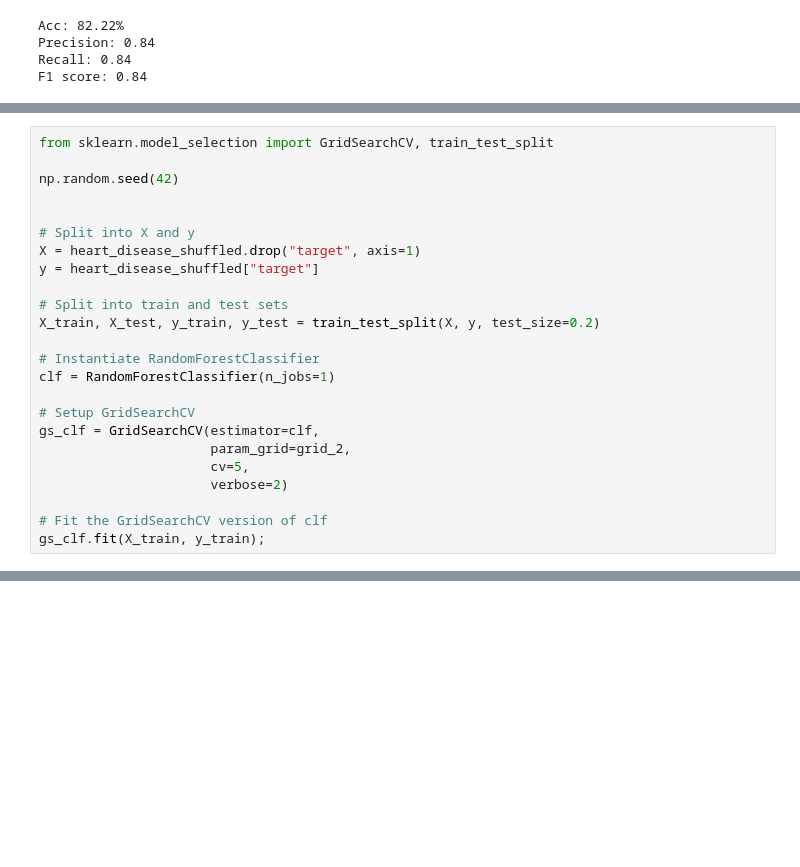
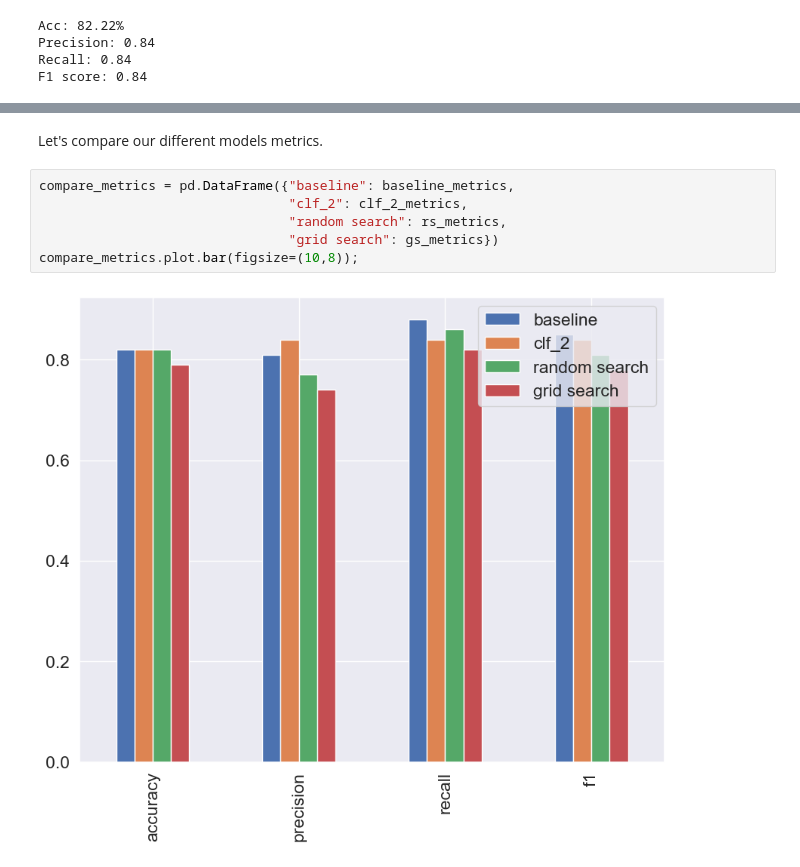
Before and after one commit to Tarun-Mittal-cell/dataAnalysisPandasNumpy, a Jupyter notebook: Introduction-to-scikit-learn.ipynb, the cells around one changed output, grey strips where cells are left out. Drawn from its saved outputs; the diff is of its cells as text; blank space fills up the shorter version.

```diff
--- a/Introduction-to-scikit-learn.ipynb
+++ b/Introduction-to-scikit-learn.ipynb
@@ -1959,24 +1839,0 @@ grid_2 = {'n_estimators': [100, 200, 500],
-# %%
-from sklearn.model_selection import GridSearchCV, train_test_split
-
-np.random.seed(42)
-
-
-# Split into X and y
-X = heart_disease_shuffled.drop("target", axis=1)
-y = heart_disease_shuffled["target"]
-
-# Split into train and test sets
-X_train, X_test, y_train, y_test = train_test_split(X, y, test_size=0.2)
-
-# Instantiate RandomForestClassifier
-clf = RandomForestClassifier(n_jobs=1)
-
-# Setup GridSearchCV
-gs_clf = GridSearchCV(estimator=clf,
-                      param_grid=grid_2,
-                      cv=5,
-                      verbose=2)
-
-# Fit the GridSearchCV version of clf
-gs_clf.fit(X_train, y_train);
@@ -2025,0 +2001,10 @@ compare_metrics.pl
+# %% [markdown]
+Let's compare our different models metrics.
+# %%
+compare_metrics = pd.DataFrame({"baseline": baseline_metrics,
+                                "clf_2": clf_2_metrics,
+                                "random search": rs_metrics,
+                                "grid search": gs_metrics})
+compare_metrics.plot.bar(figsize=(10,8));
+# %% [output]
+[figure, added]
```
Also changed, not shown: parts of 26 cells of this notebook, 2 other files.
